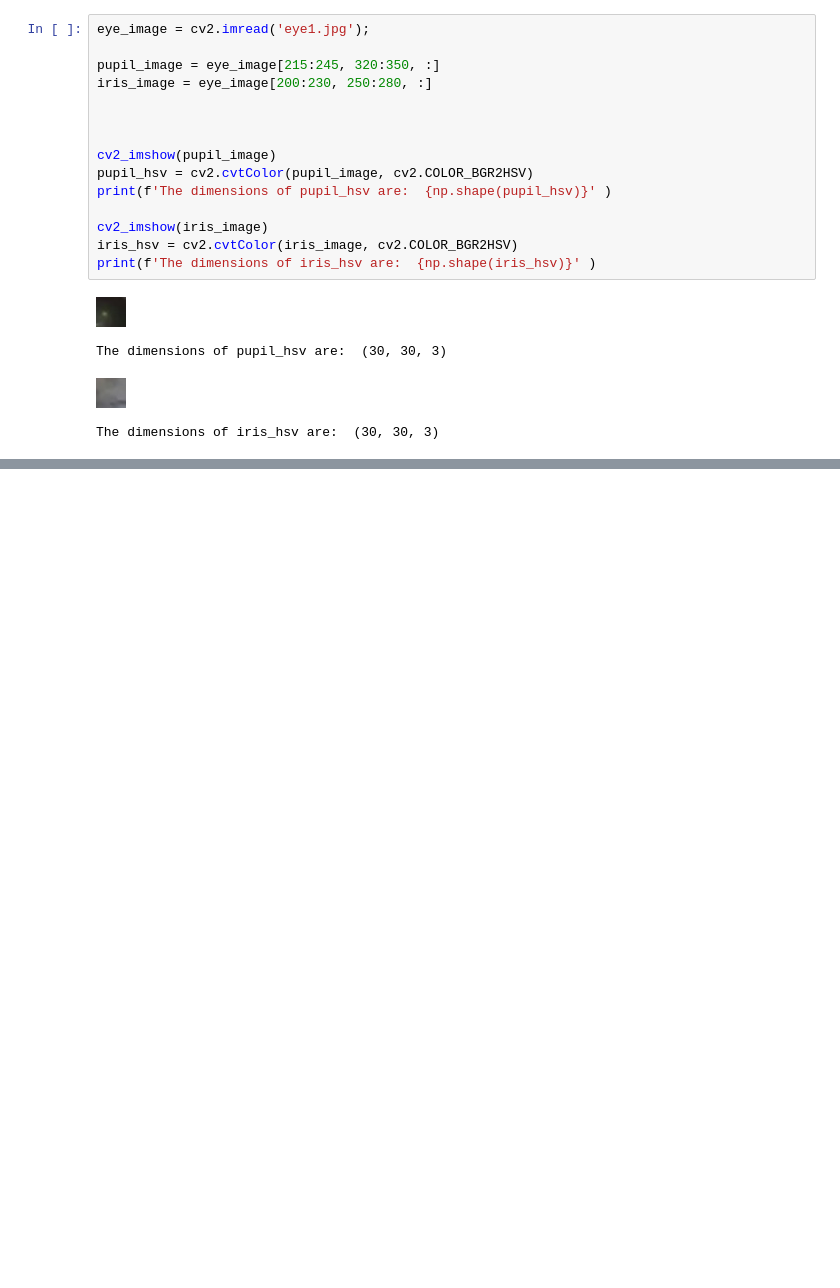
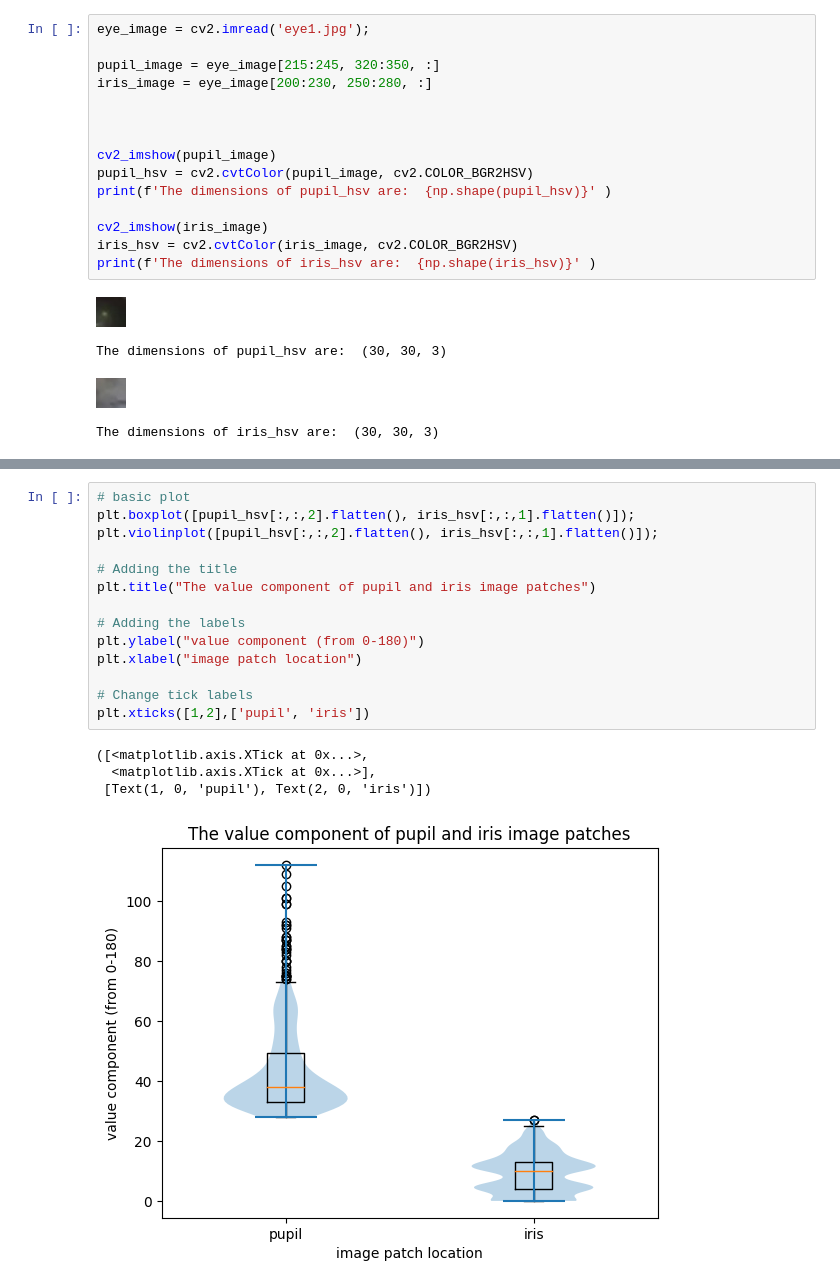
Before and after one commit to gabrielDiaz-performlab/IMGS-211-Instructional-Notebooks, a Jupyter notebook: 4. Display some figures.ipynb, the cells around one changed output, grey strips where cells are left out. Saved outputs shown, nothing was run; the diff lists cells and outputs as text; blank space fills up the shorter version.

```diff
--- a/4. Display some figures.ipynb
+++ b/4. Display some figures.ipynb
@@ -226,0 +245,19 @@ plt.boxplot([pupil_hsv[:,:,0].flatten(), iris_hsv[:,:,0].flatten()]);
+# %%
+# basic plot
+plt.boxplot([pupil_hsv[:,:,2].flatten(), iris_hsv[:,:,1].flatten()]);
+plt.violinplot([pupil_hsv[:,:,2].flatten(), iris_hsv[:,:,1].flatten()]);
+
+# Adding the title
+plt.title("The value component of pupil and iris image patches")
+
+# Adding the labels
+plt.ylabel("value component (from 0-180)")
+plt.xlabel("image patch location")
+
+# Change tick labels
+plt.xticks([1,2],['pupil', 'iris'])
+# %% [output]
+([<matplotlib.axis.XTick at 0x...>,
+  <matplotlib.axis.XTick at 0x...>],
+ [Text(1, 0, 'pupil'), Text(2, 0, 'iris')])
+[figure, added]
```
Also changed, not shown: parts of 5 cells of this notebook, 1 other file.
